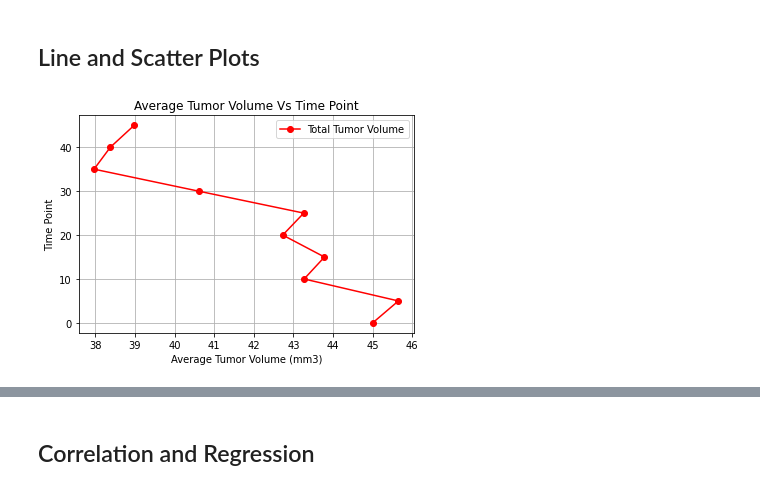
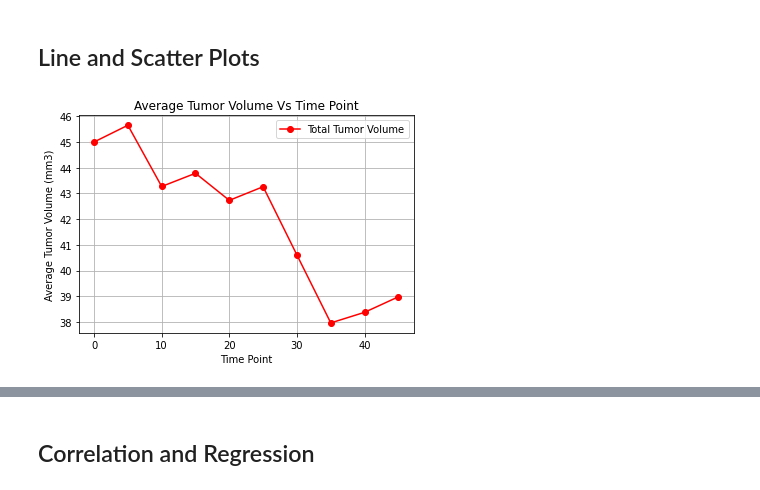
Before and after one commit to shreeniv/matplotlib-challenge, a Jupyter notebook: Pymaceuticals/pymaceuticals_starter.ipynb, the cells around one changed output, grey strips where cells are left out. Drawn from its saved outputs; the diff is of its cells as text; code cells hidden in the pictures.

```diff
--- a/Pymaceuticals/pymaceuticals_starter.ipynb
+++ b/Pymaceuticals/pymaceuticals_starter.ipynb
@@ -227,23 +227,23 @@ plt.show()
 # %%
 # Generate a line plot of tumor volume vs. time point for a single mouse
 # treated with Capomulin
 tumor_data = clean_data[(clean_data["Drug Regimen"] == "Capomulin") & (clean_data["Mouse ID"] == "b128")]
 tumor_data = tumor_data.groupby(["Drug Regimen", "Timepoint"])
 tumor_data_avg = tumor_data["Tumor Volume (mm3)"].mean().to_frame()
 tumor_index = tumor_data_avg.unstack(0)
 tumor_plot = tumor_index["Tumor Volume (mm3)"]
 
-y_axis = [0,5,10,15,20,25,30,35,40,45]
+x_axis = [0,5,10,15,20,25,30,35,40,45]
 plt.figure()
-total_tumor, = plt.plot(tumor_plot["Capomulin"], y_axis, marker= "o", color="r", label="Total Tumor Volume" )
+total_tumor, = plt.plot(x_axis, tumor_plot["Capomulin"], marker= "o", color="r", label="Total Tumor Volume" )
 plt.legend(handles=[total_tumor], loc="best")
 plt.title("Average Tumor Volume Vs Time Point")
-plt.xlabel("Average Tumor Volume (mm3)")
-plt.ylabel("Time Point")
+plt.xlabel("Time Point")
+plt.ylabel("Average Tumor Volume (mm3)")
 plt.grid(True)
 plt.show()
 # %% [output]
-[figure, old version]
+[figure, new version]
 # %%
 # Generate a scatter plot of average tumor volume vs. mouse weight
 # for all mice in the Capomulin regimen
```
Also changed, not shown: parts of 4 cells of this notebook.
